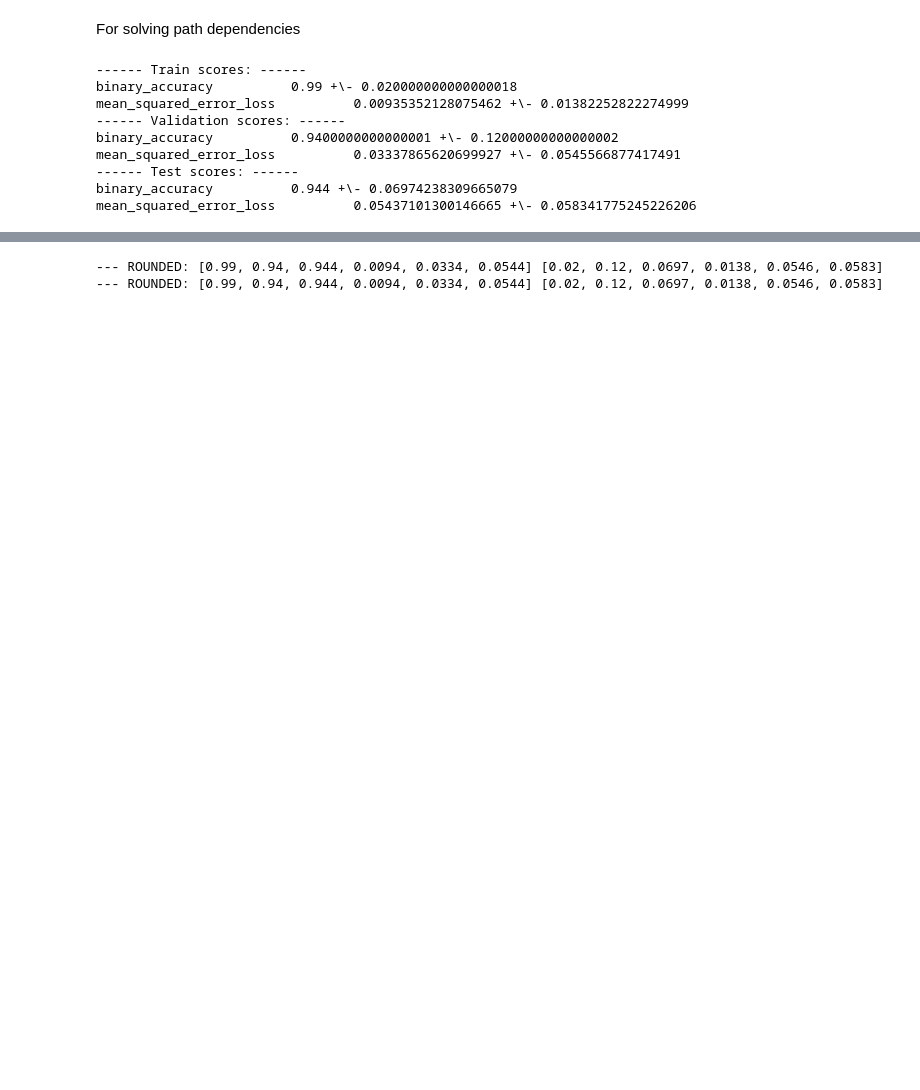
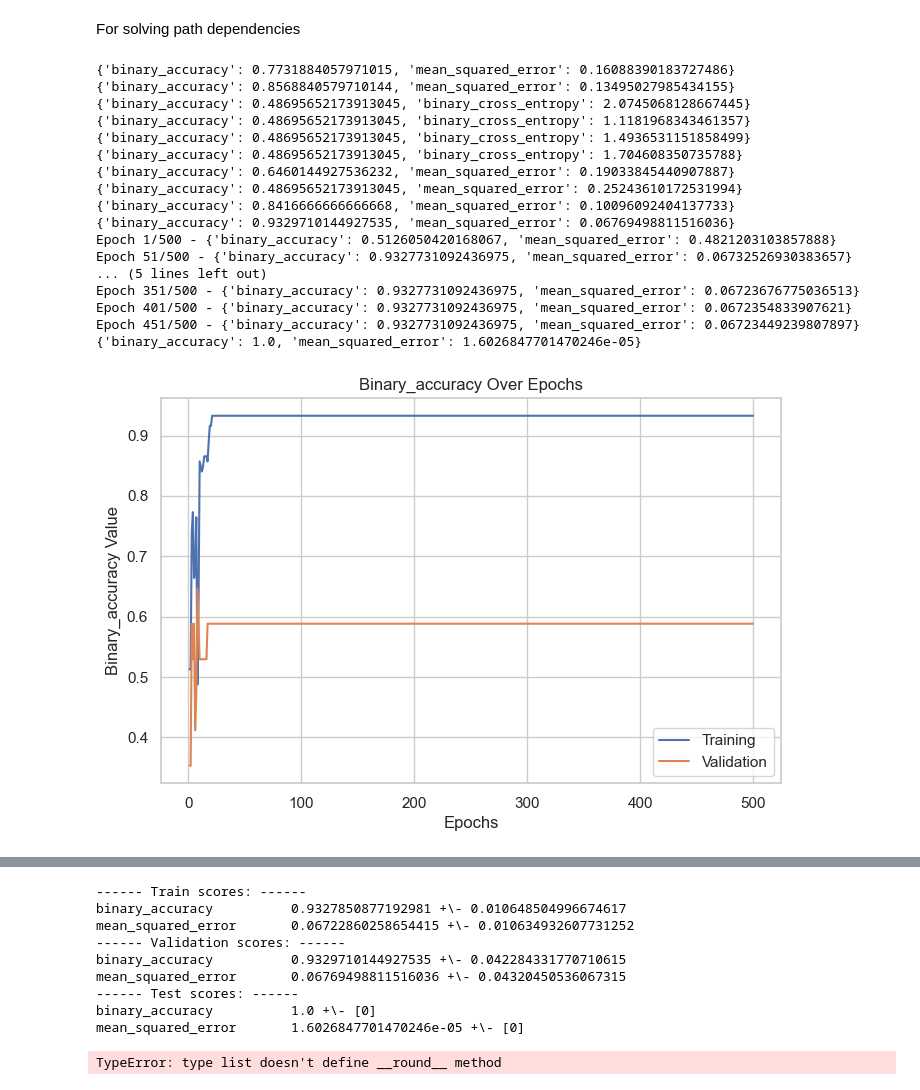
Before and after one commit to FabriDeCastelli/NeuralNetworkFundamentals, a Jupyter notebook: notebooks/executor.ipynb, the cells around one changed output, grey strips where cells are left out. Drawn from its saved outputs; the diff is of its cells as text; code cells hidden in the pictures; blank space fills up the shorter version.

Commit message:
test on holdout

```diff
--- a/notebooks/executor.ipynb
+++ b/notebooks/executor.ipynb
@@ -15,41 +12,50 @@ sys.path.append(parent_dir)
 # %%
-from src.main.evaluation.double_kfold_cross_validation import double_Kfold_CV
+from src.main.evaluation.holdout_CV import holdout_CV
 from src.main.evaluation.grid_search import RandomGridSearch
 from src.main.utils import load_hparams
 from src.main.dataset_handler import get_monk
 
 
 def print_score(mean, std):
     for key in mean.keys():
         print(key, "\t", mean[key], "+\-", std[key])
 
 
 x_train, y_train, x_test, y_test = get_monk(1)
 
-hyperparameters = load_hparams("nn")
+hyperparameters = load_hparams("monk1")
 grid_search = RandomGridSearch(hyperparameters)
-train_mean, train_std, val_mean, val_std, test_mean, test_std, models = (
-    double_Kfold_CV(x_train, y_train, grid_search, 5, verbose=False)
+train_mean, train_std, val_mean, val_std, test_mean, test_std, model = (
+    holdout_CV(x_train, y_train, grid_search, 5, verbose=False)
 )
 
 """for i,model in enumerate(models):
     print("------ Modello ",i+1," ------")
     print(model.summary())"""
 
 
 print("------ Train scores: ------ ")
 print_score(train_mean, train_std)
 print("------ Validation scores: ------ ")
 print_score(val_mean, val_std)
 print("------ Test scores: ------ ")
 print_score(test_mean, test_std)
 # %% [output]
------- Train scores: ------
-binary_accuracy          0.99 +\- 0.020000000000000018
-mean_squared_error_loss          0.00935352128075462 +\- 0.01382252822274999
------- Validation scores: ------
-binary_accuracy          0.9400000000000001 +\- 0.12000000000000002
-mean_squared_error_loss          0.03337865620699927 +\- 0.0545566877417491
------- Test scores: ------
-binary_accuracy          0.944 +\- 0.06974238309665079
-mean_squared_error_loss          0.05437101300146665 +\- 0.058341775245226206
+{'binary_accuracy': 0.7731884057971015, 'mean_squared_error': 0.16088390183727486}
+{'binary_accuracy': 0.8568840579710144, 'mean_squared_error': 0.13495027985434155}
+{'binary_accuracy': 0.48695652173913045, 'binary_cross_entropy': 2.0745068128667445}
+{'binary_accuracy': 0.48695652173913045, 'binary_cross_entropy': 1.1181968343461357}
+{'binary_accuracy': 0.48695652173913045, 'binary_cross_entropy': 1.4936531151858499}
+{'binary_accuracy': 0.48695652173913045, 'binary_cross_entropy': 1.704608350735788}
+{'binary_accuracy': 0.6460144927536232, 'mean_squared_error': 0.19033845440907887}
+{'binary_accuracy': 0.48695652173913045, 'mean_squared_error': 0.25243610172531994}
+{'binary_accuracy': 0.8416666666666668, 'mean_squared_error': 0.10096092404137733}
+{'binary_accuracy': 0.9329710144927535, 'mean_squared_error': 0.06769498811516036}
+Epoch 1/500 - {'binary_accuracy': 0.5126050420168067, 'mean_squared_error': 0.4821203103857888}
+Epoch 51/500 - {'binary_accuracy': 0.9327731092436975, 'mean_squared_error': 0.06732526930383657}
+... (5 lines left out)
+Epoch 351/500 - {'binary_accuracy': 0.9327731092436975, 'mean_squared_error': 0.06723676775036513}
+Epoch 401/500 - {'binary_accuracy': 0.9327731092436975, 'mean_squared_error': 0.0672354833907621}
+Epoch 451/500 - {'binary_accuracy': 0.9327731092436975, 'mean_squared_error': 0.06723449239807897}
+{'binary_accuracy': 1.0, 'mean_squared_error': 1.6026847701470246e-05}
+[figure, added]
@@ -56,7 +63,15 @@ mean_squared_error_loss          0.05437101300146665 +\- 0.058341775245226206
+------ Train scores: ------
+binary_accuracy          0.9327850877192981 +\- 0.010648504996674617
+mean_squared_error       0.06722860258654415 +\- 0.010634932607731252
+------ Validation scores: ------
+binary_accuracy          0.9329710144927535 +\- 0.042284331770710615
+mean_squared_error       0.06769498811516036 +\- 0.04320450536067315
+------ Test scores: ------
+binary_accuracy          1.0 +\- [0]
+mean_squared_error       1.6026847701470246e-05 +\- [0]
 # %%
 from src.main.utils import compute_metrics, log_experiment, setup_experiment
 
-log_experiment(setup_experiment("ex1"),models[0], train_mean, train_std, val_mean, val_std, test_mean, test_std)
+log_experiment(setup_experiment("ex1"),model, train_mean, train_std, val_mean, val_std, test_mean, test_std)
 # %% [output]
---- ROUNDED: [0.99, 0.94, 0.944, 0.0094, 0.0334, 0.0544] [0.02, 0.12, 0.0697, 0.0138, 0.0546, 0.0583]
---- ROUNDED: [0.99, 0.94, 0.944, 0.0094, 0.0334, 0.0544] [0.02, 0.12, 0.0697, 0.0138, 0.0546, 0.0583]
+TypeError: type list doesn't define __round__ method
```
Also changed, not shown: parts of 2 cells of this notebook.
